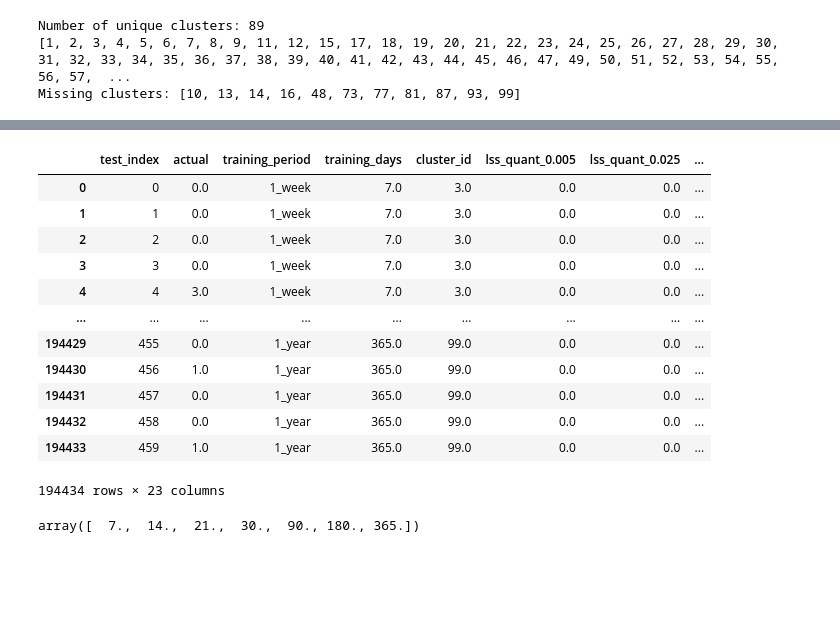
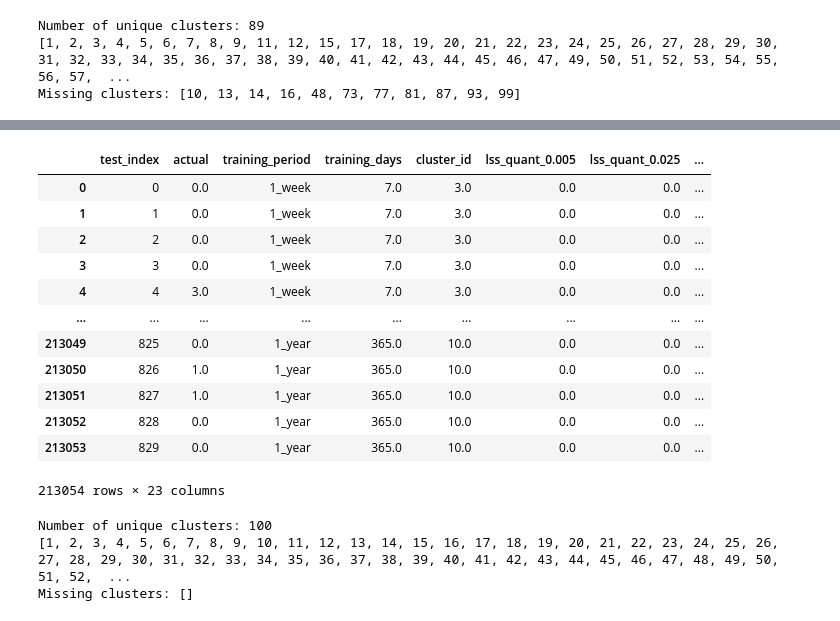
Before and after one commit to ujohn33/dgbm-paper, a Jupyter notebook: notebooks/check_scores_M5.ipynb, the cells around one changed output, grey strips where cells are left out. Cells and saved outputs as stored; diff of their text form; code cells hidden in the pictures; blank space fills up the shorter version.

```diff
--- a/notebooks/check_scores_M5.ipynb
+++ b/notebooks/check_scores_M5.ipynb
@@ -101,30 +119,49 @@ Average quantile loss: 0.29437780665958596
 # %%
 # read csvs from folder data/m5-forecasting-accuracy/comparison and append them to one dataframe
 import glob
 
 
 # get all csv files in the folder
 df = pd.read_csv('logs/m5/all_clusters_detailed_comparison_hybrid_None_NegativeBinomial_2025-04-29.csv')
+df_2 = pd.read_csv('logs/m5/all_clusters_detailed_comparison_softplus_None_NegativeBinomial_2025-05-08.csv')
+# concatenate the two dataframes
+df = pd.concat([df, df_2], axis=0)
+# drop rows with NaN values
+df = df.dropna()
 # clear rows where lss_quant_0.75 is over 200
 df = df.loc[df['lss_quant_0.75'] < 200].reset_index(drop=True)
 # clear rows where lss_quant_0.995 is less than 0
 df = df.loc[df['lss_quant_0.995'] > 0].reset_index(drop=True)
 df
 # %% [output]
 |  | test_index | actual | training_period | training_days | cluster_id | lss_quant_0.005 | lss_quant_0.025 | ... |
 | 0 | 0 | 0.0 | 1_week | 7.0 | 3.0 | 0.0 | 0.0 | ... |
 | 1 | 1 | 0.0 | 1_week | 7.0 | 3.0 | 0.0 | 0.0 | ... |
 | 2 | 2 | 0.0 | 1_week | 7.0 | 3.0 | 0.0 | 0.0 | ... |
 | 3 | 3 | 0.0 | 1_week | 7.0 | 3.0 | 0.0 | 0.0 | ... |
 | 4 | 4 | 3.0 | 1_week | 7.0 | 3.0 | 0.0 | 0.0 | ... |
 | ... | ... | ... | ... | ... | ... | ... | ... | ... |
-| 194429 | 455 | 0.0 | 1_year | 365.0 | 99.0 | 0.0 | 0.0 | ... |
-| 194430 | 456 | 1.0 | 1_year | 365.0 | 99.0 | 0.0 | 0.0 | ... |
-| 194431 | 457 | 0.0 | 1_year | 365.0 | 99.0 | 0.0 | 0.0 | ... |
-| 194432 | 458 | 0.0 | 1_year | 365.0 | 99.0 | 0.0 | 0.0 | ... |
-| 194433 | 459 | 1.0 | 1_year | 365.0 | 99.0 | 0.0 | 0.0 | ... |
+| 213049 | 825 | 0.0 | 1_year | 365.0 | 10.0 | 0.0 | 0.0 | ... |
+| 213050 | 826 | 1.0 | 1_year | 365.0 | 10.0 | 0.0 | 0.0 | ... |
+| 213051 | 827 | 1.0 | 1_year | 365.0 | 10.0 | 0.0 | 0.0 | ... |
+| 213052 | 828 | 0.0 | 1_year | 365.0 | 10.0 | 0.0 | 0.0 | ... |
+| 213053 | 829 | 0.0 | 1_year | 365.0 | 10.0 | 0.0 | 0.0 | ... |
-194434 rows × 23 columns
+213054 rows × 23 columns
-# %%
-df.training_days.unique()
-# %% [output]
-array([  7.,  14.,  21.,  30.,  90., 180., 365.])
+# %%
+unique_clusters = sorted(df['cluster_id'].unique())
+# You can also see how many unique clusters there are
+print(f"Number of unique clusters: {len(unique_clusters)}")
+
+unique_clusters = list(map(int, unique_clusters))
+
+training_days = df['training_days'].unique()
+
+print(unique_clusters)
+
+# show which ones are missing from unique_clusters if it should be 1-100
+missing_clusters = [i for i in range(1, 101) if i not in unique_clusters]
+print(f"Missing clusters: {missing_clusters}")
+# %% [output]
+Number of unique clusters: 100
+[1, 2, 3, 4, 5, 6, 7, 8, 9, 10, 11, 12, 13, 14, 15, 16, 17, 18, 19, 20, 21, 22, 23, 24, 25, 26, 27, 28, 29, 30, 31, 32, 33, 34, 35, 36, 37, 38, 39, 40, 41, 42, 43, 44, 45, 46, 47, 48, 49, 50, 51, 52,  ...
+Missing clusters: []
```
Also changed, not shown: parts of 6 cells of this notebook.
